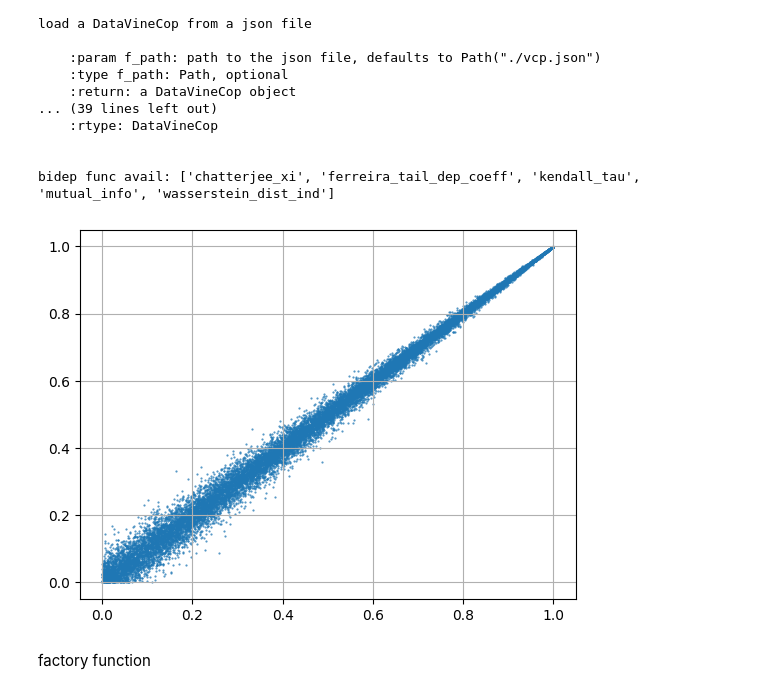
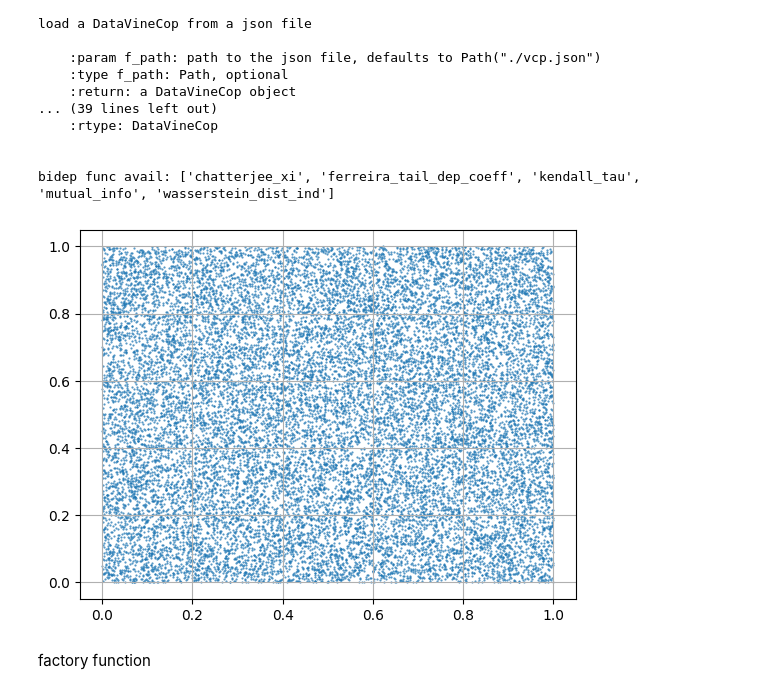
Before and after one commit to TY-Cheng/torchvinecopulib, a Jupyter notebook: examples/vinecop.ipynb, the cells around one changed output. Drawn from its saved outputs; the diff is of its cells as text; code cells hidden in the pictures.

```diff
--- a/examples/vinecop.ipynb
+++ b/examples/vinecop.ipynb
@@ -55,13 +55,13 @@ bidep func avail: ['chatterjee_xi', 'ferreira_tail_dep_coeff', 'kendall_tau', 'm
 # %%
 # simulate multivariate copula data from bicop
 V_mvcp = sim_vcp_from_bcp(
-    bcp_tvc=tvc.bicop.Joe, num_sim=20000, num_dim=7, device=DEVICE
+    bcp_tvc=tvc.bicop.Gumbel, num_sim=20000, num_dim=7, device=DEVICE
 )
 # visualize first two dim
-plt.scatter(*V_mvcp[:, :2].T.cpu(), s=0.3, alpha=0.8)
+plt.scatter(*V_mvcp[:, -2:].T.cpu(), s=0.3, alpha=0.8)
 plt.grid()
 # %% [output]
-[figure, old version]
+[figure, new version]
 # %% [markdown]
 factory function
 # %%
```
Also changed, not shown: 18 other files.
